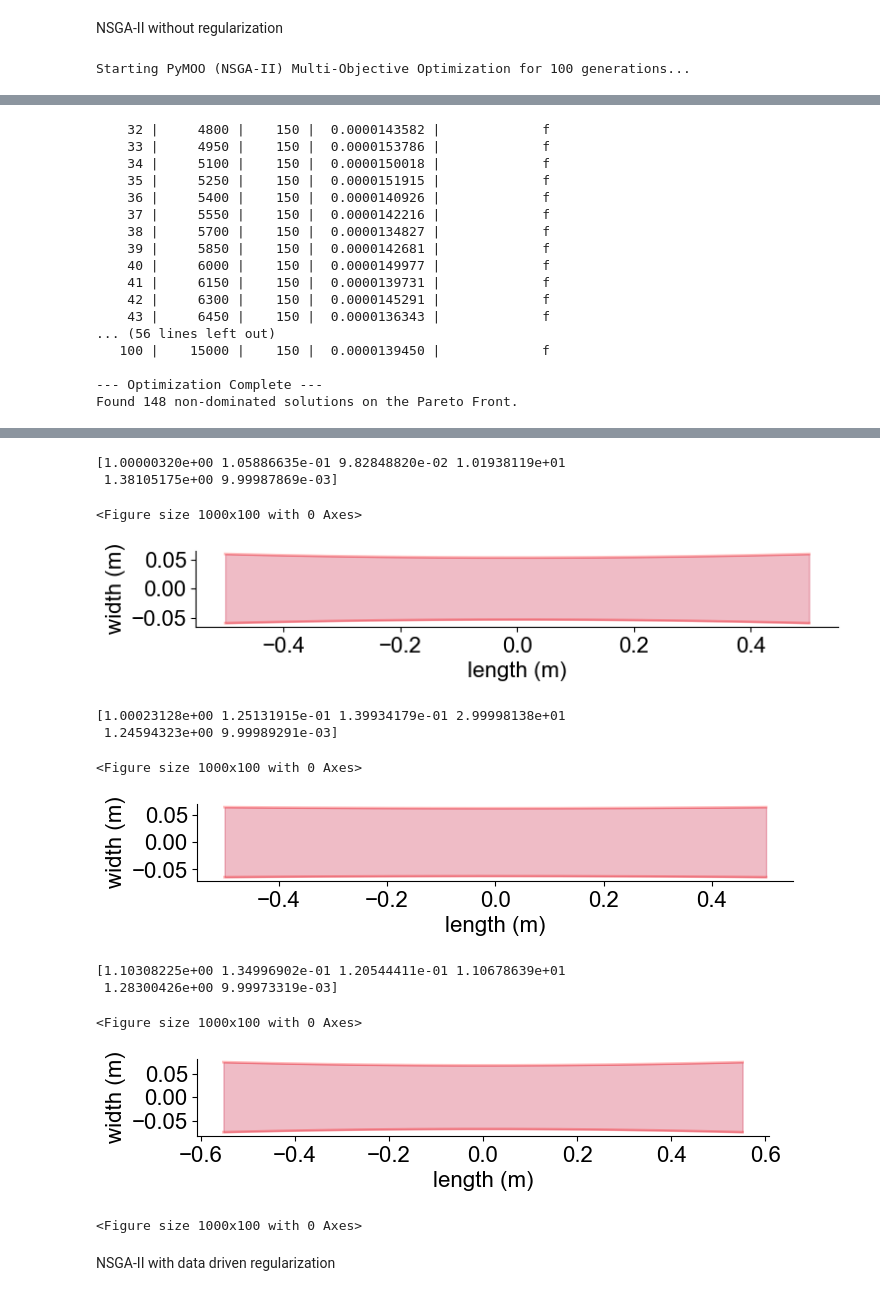
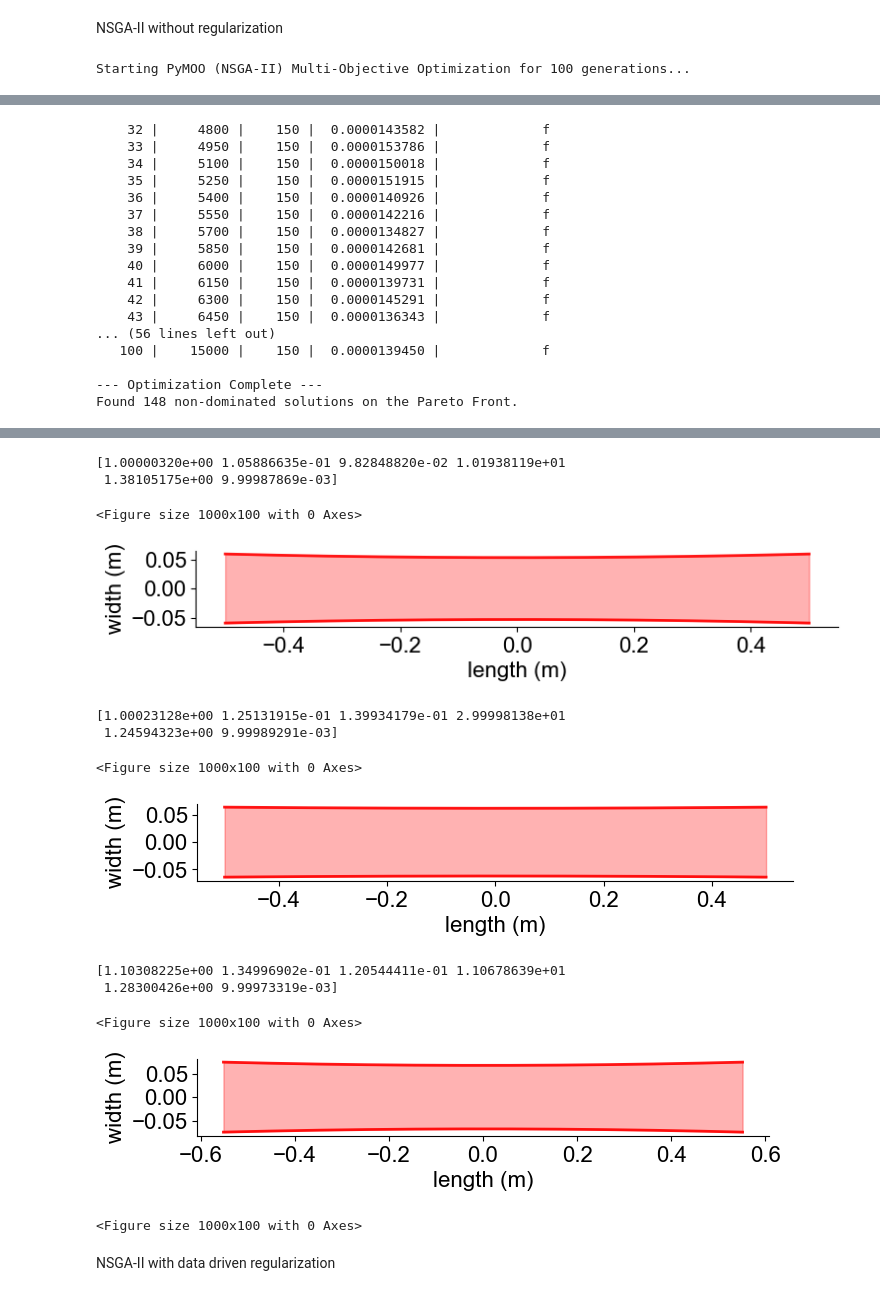
Before and after one commit to anitadb1/Ski-Optimization, a Jupyter notebook: Ski_Model_demo_final.ipynb, the cells around one changed output, grey strips where cells are left out. Drawn from its saved outputs; the diff is of its cells as text; code cells hidden in the pictures.

```diff
--- a/Ski_Model_demo_final.ipynb
+++ b/Ski_Model_demo_final.ipynb
@@ -393,24 +396,24 @@ loc = pareto_solutions_F[:,1] == max(pareto_solutions_F[:,1])
 vec = pareto_solutions_X[loc]
 vec = vec[0]
 print(vec)
-plot_ski_from_vector(vec)
-plt.savefig("Figures/" + PlotName + ".png", dpi=300)
+plot_ski_from_vector(vec, 'red', PlotName)
+#plt.savefig("Figures/" + PlotName + ".png", dpi=300)
 
 PlotName = "NSGAII-RcurveSki"
 loc = pareto_solutions_F[:,0] == max(pareto_solutions_F[:,0])
 vec = pareto_solutions_X[loc]
 vec = vec[0]
 print(vec)
-plot_ski_from_vector(vec)
-plt.savefig("Figures/" + PlotName + ".png", dpi=300)
+plot_ski_from_vector(vec, 'red', PlotName)
+#plt.savefig("Figures/" + PlotName + ".png", dpi=300)
 
 PlotName = "NSGAII-efficiencySki"
 loc = pareto_solutions_F[:,2] == max(pareto_solutions_F[:,2])
 vec = pareto_solutions_X[loc]
 vec = vec[0]
 print(vec)
-plot_ski_from_vector(vec)
-plt.savefig("Figures/" + PlotName + ".png", dpi=300)
+plot_ski_from_vector(vec, 'red', PlotName)
+#plt.savefig("Figures/" + PlotName + ".png", dpi=300)
 # %% [output]
 Starting PyMOO (NSGA-II) Multi-Objective Optimization for 100 generations...
 ==========================================================
@@ -430,36 +433,36 @@ n_gen  |  n_eval  | n_nds  |      eps      |   indicator
     29 |     4350 |    150 |  0.0000135055 |             f
     30 |     4500 |    150 |  0.0000136964 |             f
     31 |     4650 |    150 |  0.0000147335 |             f
     32 |     4800 |    150 |  0.0000143582 |             f
     33 |     4950 |    150 |  0.0000153786 |             f
     34 |     5100 |    150 |  0.0000150018 |             f
     35 |     5250 |    150 |  0.0000151915 |             f
     36 |     5400 |    150 |  0.0000140926 |             f
     37 |     5550 |    150 |  0.0000142216 |             f
     38 |     5700 |    150 |  0.0000134827 |             f
     39 |     5850 |    150 |  0.0000142681 |             f
     40 |     6000 |    150 |  0.0000149977 |             f
     41 |     6150 |    150 |  0.0000139731 |             f
     42 |     6300 |    150 |  0.0000145291 |             f
     43 |     6450 |    150 |  0.0000136343 |             f
 ... (56 lines left out)
    100 |    15000 |    150 |  0.0000139450 |             f
 
 --- Optimization Complete ---
 Found 148 non-dominated solutions on the Pareto Front.
 [figure]
 [1.00000320e+00 1.05886635e-01 9.82848820e-02 1.01938119e+01
  1.38105175e+00 9.99987869e-03]
 <Figure size 1000x100 with 0 Axes>
-[figure, old version]
+[figure, new version]
 [1.00023128e+00 1.25131915e-01 1.39934179e-01 2.99998138e+01
  1.24594323e+00 9.99989291e-03]
 <Figure size 1000x100 with 0 Axes>
-[figure, old version]
+[figure, new version]
 [1.10308225e+00 1.34996902e-01 1.20544411e-01 1.10678639e+01
  1.28300426e+00 9.99973319e-03]
 <Figure size 1000x100 with 0 Axes>
-[figure, old version]
+[figure, new version]
 <Figure size 1000x100 with 0 Axes>
 # %% [markdown]
 NSGA-II with data driven regularization
```
Also changed, not shown: parts of 10 cells of this notebook, 17 other files.
